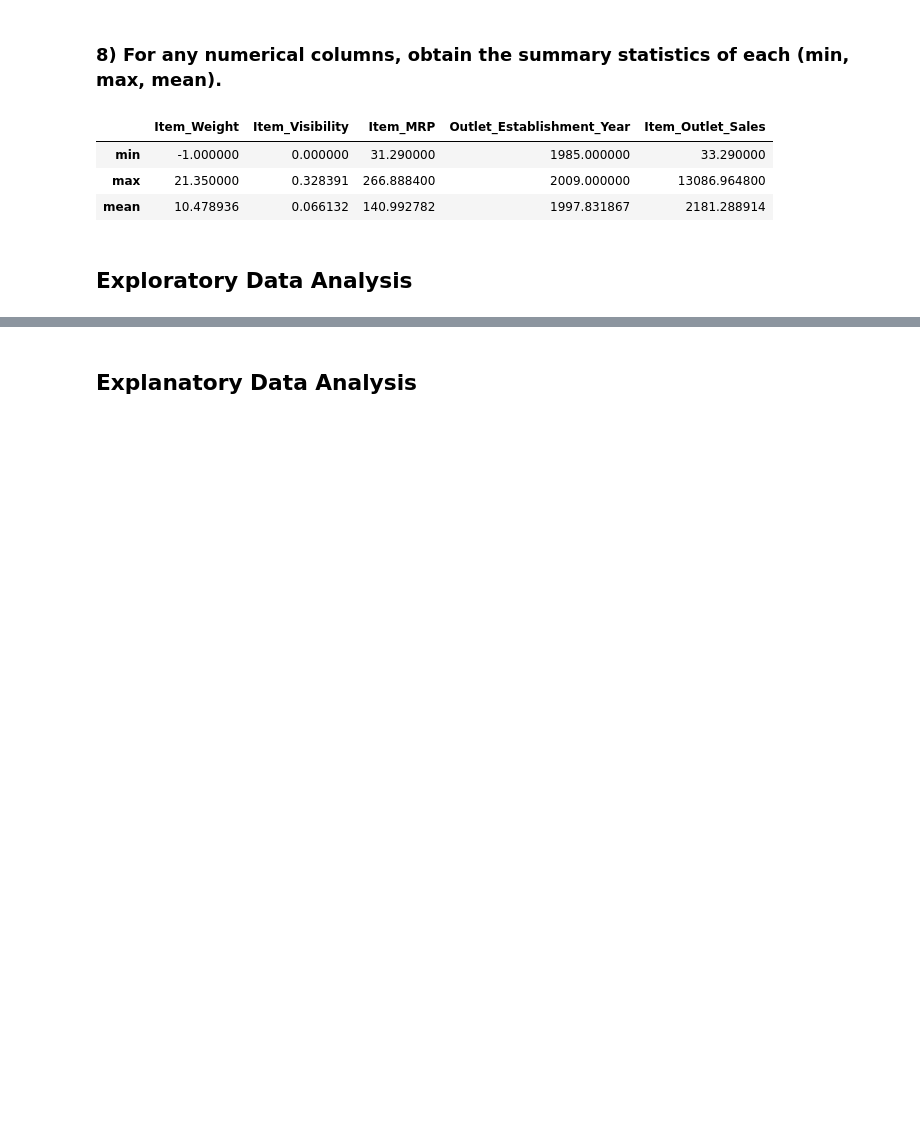
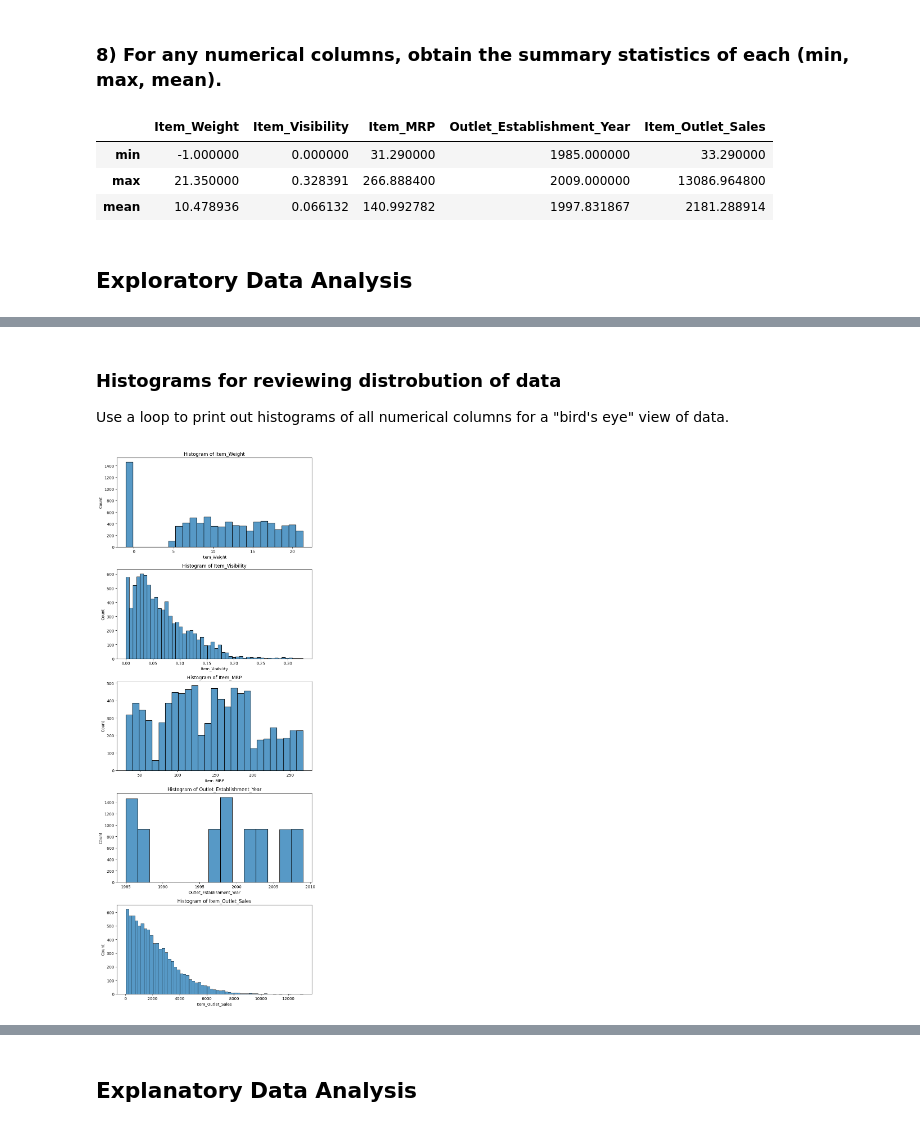
Before and after one commit to hokushrine/prediction-of-product-sales, a Jupyter notebook: Prediction_of_Product_Sales.ipynb, the cells around one changed output, grey strips where cells are left out. Cells and saved outputs as stored; diff of their text form; code cells hidden in the pictures; blank space fills up the shorter version.

```diff
--- a/Prediction_of_Product_Sales.ipynb
+++ b/Prediction_of_Product_Sales.ipynb
@@ -278,0 +332,7 @@ df[num_cols].describe().loc[['min', 'max', 'mean']]
+# %%
+# Filter for number columns
+num_cols = df.select_dtypes('number').columns
+# %%
+for col in num_cols:
+  print(f"{col}: {df[col].dtype}")
+  # print("\n")
@@ -278,0 +381,17 @@ df[num_cols].describe().loc[['min', 'max', 'mean']]
+# %% [markdown]
+### Histograms for reviewing distrobution of data
+
+Use a loop to print out histograms of all numerical columns for a "bird's eye" view of data.
+# %%
+fig, axes = plt.subplots(nrows=len(num_cols), figsize=(8, 20))
+
+# Generate a histogram of all numeric columns for easy comparision
+for col, ax in zip(num_cols, axes):
+    sns.histplot(data=df, x=col, ax=ax)
+    ax.set_title(f'Histogram of {col}')
+
+# Use tight_layout for readability
+plt.tight_layout()
+plt.show()
+# %% [output]
+[figure, added]
```
Also changed, not shown: parts of 18 cells of this notebook.
